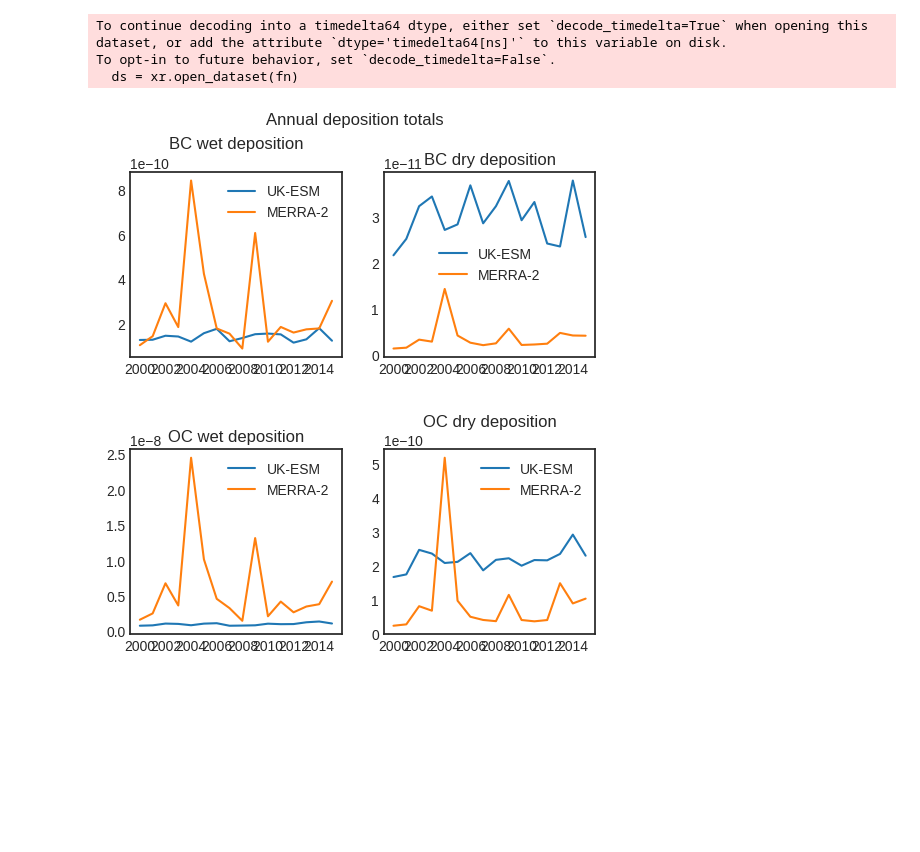
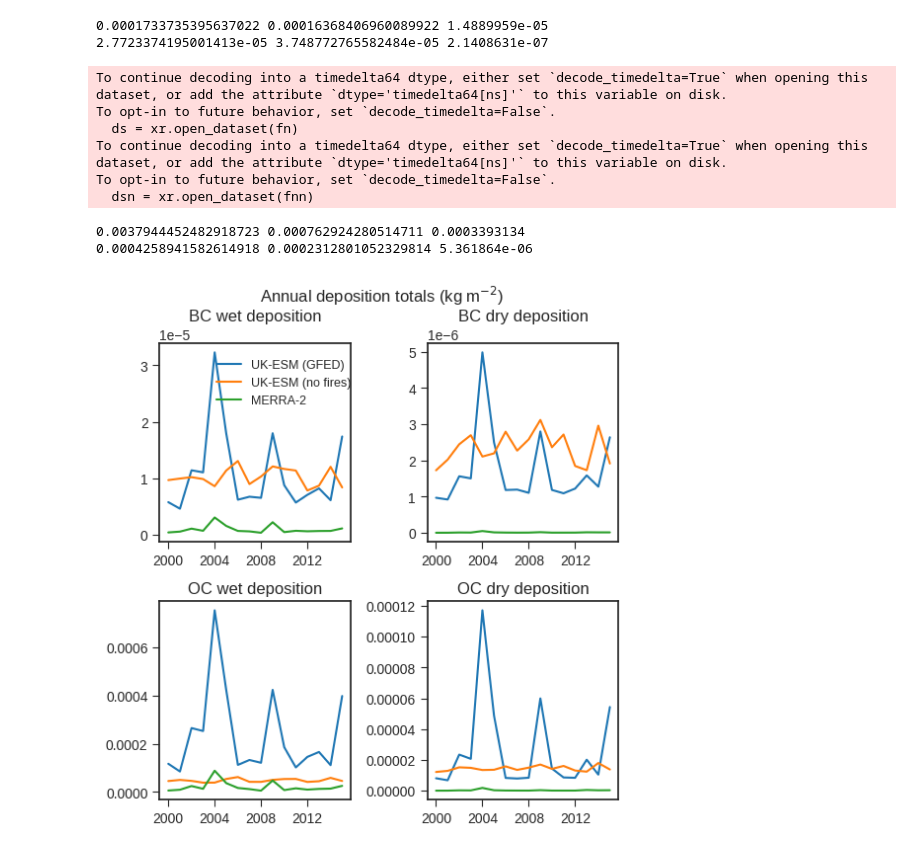
Before and after one commit to clairevwilson/PEBSI, a Jupyter notebook: project/explore.ipynb, the cells around one changed output. Drawn from its saved outputs; the diff is of its cells as text; code cells hidden in the pictures; blank space fills up the shorter version.

```diff
--- a/project/explore.ipynb
+++ b/project/explore.ipynb
@@ -63,15 +43 @@ visualize_layers(ds, dates, ['layergrainsize','layerBC'])
-# %%
-coords = coord_dict['gulkana']
-ds_bcd = xr.open_dataset(f'../../climate_data/MERRA2/{coords}/BCDP002_{coords}.nc')
-ds_bcw = xr.open_dataset(f'../../climate_data/MERRA2/{coords}/BCWT002_{coords}.nc')
-ds_bc = ds_bcd['BCDP002'] + ds_bcw['BCWT002']
-
-by_bc = {}
-fpd = base_fp + '../02_26_gulkana_D_1/'
-nc_files = [fpd + f for f in os.listdir(fpd) if f.endswith('.nc')]
-
-for fn in nc_files:
-    ds = xr.open_dataset(fn)
-    if ds.attrs['ksp_BC'] == '1':
-        by_bc[ds.attrs['frac_BC']] = get_ddf_df(ds, ds_bc, n_rolling_pdds = 1)
 # %%
@@ -213,43 +174,66 @@ climate_fp = '/trace/group/rounce/cvwilson/climate_data/UKESM/'
 deptype = 'wet'
 species = 'BC'
 
-fig, axes = plt.subplots(2, 2, figsize=(6, 6), gridspec_kw={'hspace':0.5, 'wspace':0.2})
+fig, axes = plt.subplots(2, 2, figsize=(6, 6), gridspec_kw={'hspace':0.3, 'wspace':0.4})
 
 for axrow, species in zip(axes, ['BC','OC']):
     for ax, deptype in zip(axrow, ['wet','dry']):
         fn = climate_fp + f'dr401_GFED/sum_{species.lower()}_{deptype}deposition_kgm-2s-1.nc'
         ds = xr.open_dataset(fn)
         for var in list(ds.variables):
             if 'tendency' in var:
                 vuse = var
 
-        ds = ds[vuse].sel(latitude=63.259091,longitude=-145.428586,method='nearest')
+        ds = ds[vuse].sel(latitude=63.259091,longitude=360-145.428586,method='nearest')
+
         ds = ds.sel(time=slice('2000-01-01','2025-01-01'))
+        ds = ds * (3600 * 24) # convert from kg m-2 s-1 to kg m-2 (DAILY data)
+
+        fnn = climate_fp + f'dw068_nofires/sum_{species.lower()}_{deptype}deposition_kgm-2s-1.nc'
+        dsn = xr.open_dataset(fnn)
+
+        dsn = dsn[vuse].sel(latitude=63.259091,longitude=-145.428586,method='nearest')
+        dsn = dsn.sel(time=slice('2000-01-01','2025-01-01'))
+        dsn = dsn * (3600 * 24) # convert from kg m-2 s-1 to kg m-2 (DAILY data)
 
         depmerra = 'WT' if deptype == 'wet' else 'DP'
         dsm = xr.open_dataarray(f'../../climate_data/MERRA2/63.5_-145.6/{species}{depmerra}002_63.5_-145.6.nc')
         dsm = dsm.sel(time=ds.time.values + pd.Timedelta(minutes=30))
+        dsm = dsm * 3600 # convert from kg m-2 s-1 to kg m-2 (HOURLY data)
 
         resample = 'YS'
         ds = ds.resample(time=resample).sum()
+        dsn = dsn.resample(time=resample).sum()
         dsm = dsm.resample(time=resample).sum()
+        print(ds.sum(dim='time').values, dsn.sum(dim='time').values, dsm.sum(dim='time').values)
 
-        ax.plot(ds.time.values, ds.values, label='UK-ESM')
+        ax.plot(ds.time.values, ds.values, label='UK-ESM (GFED)')
+        ax.plot(dsn.time.values, dsn.values, label='UK-ESM (no fires)')
         ax.plot(dsm.time.values, dsm.values, label='MERRA-2')
-        ax.legend()
         max_val = np.max([ds.values, dsm.values])
         # ax.plot([0, max_val], [0, max_val], 'k--')
         # ax.scatter(dsm.values, ds.values)
         ax.set_title(f'{species} {deptype} deposition')
-fig.suptitle('Annual deposition totals')
+        ax.tick_params(length=5)
+        ax.xaxis.set_major_formatter(mpl.dates.DateFormatter('%Y'))
+        ax.xaxis.set_major_locator(mpl.dates.YearLocator(4))
+axes[0,0].legend(bbox_to_anchor=(0.65,0.8), loc='center',fontsize=9)
+fig.suptitle('Annual deposition totals (kg m$^{-2}$)')
 # fig.supxlabel('MERRA-2')
 # fig.supylabel('UK-ESM')
 plt.show()
 # %% [output]
-To continue decoding into a timedelta64 dtype, either set `decode_timedelta=True` when opening this dataset, or add the attribute `dtype='timedelta64[ns]'` to this variable on disk.
-To opt-in to future behavior, set `decode_timedelta=False`.
-  ds = xr.open_dataset(fn)
+0.0001733735395637022 0.00016368406960089922 1.4889959e-05
+2.7723374195001413e-05 3.748772765582484e-05 2.1408631e-07
+To continue decoding into a timedelta64 dtype, either set `decode_timedelta=True` when opening this dataset, or add the attribute `dtype='timedelta64[ns]'` to this variable on disk.
+To opt-in to future behavior, set `decode_timedelta=False`.
+  ds = xr.open_dataset(fn)
+To continue decoding into a timedelta64 dtype, either set `decode_timedelta=True` when opening this dataset, or add the attribute `dtype='timedelta64[ns]'` to this variable on disk.
+To opt-in to future behavior, set `decode_timedelta=False`.
+  dsn = xr.open_dataset(fnn)
+0.0037944452482918723 0.000762924280514711 0.0003393134
+0.0004258941582614918 0.0002312801052329814 5.361864e-06
-[figure, old version]
+[figure, new version]
 # %%
 site_dict = {
     'kahiltna':['K17b','K53'], # KAHILTNA     'KPS',
```
Also changed, not shown: parts of 14 cells of this notebook, 8 other files.
